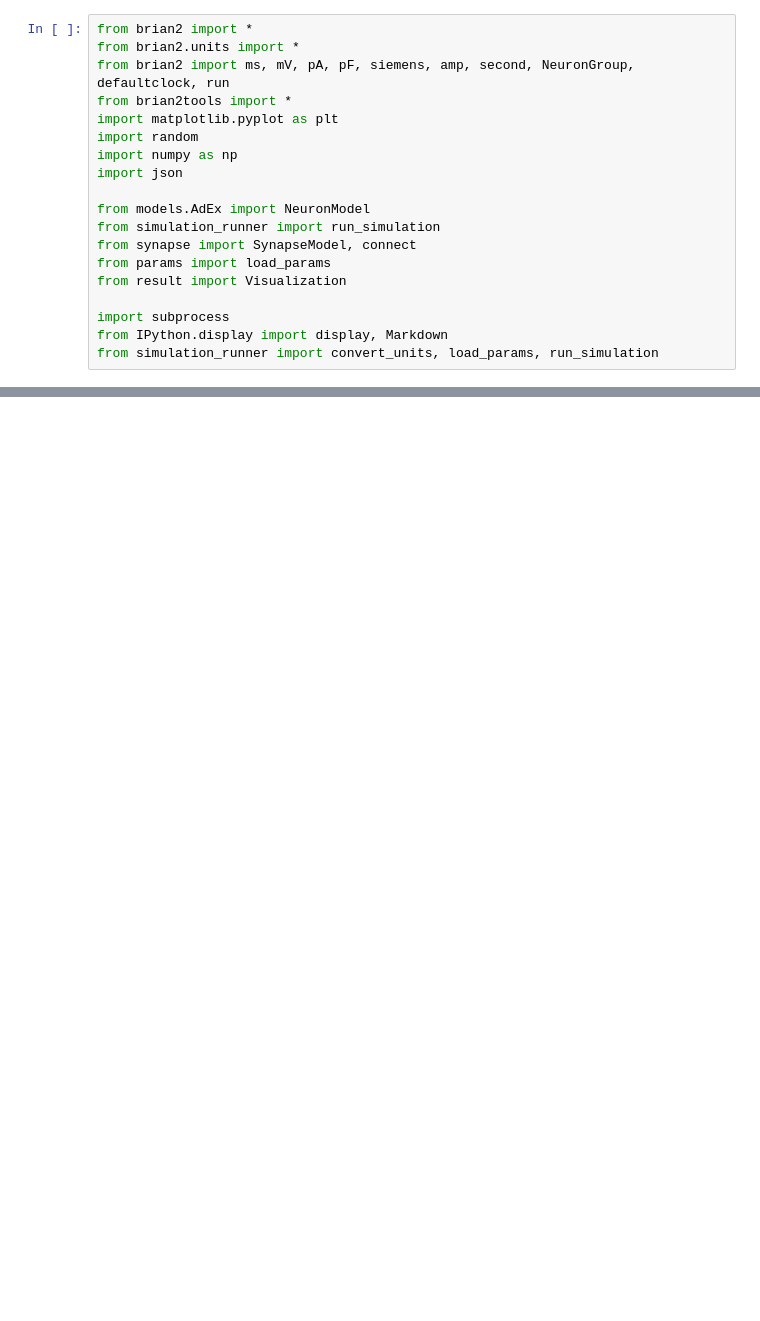
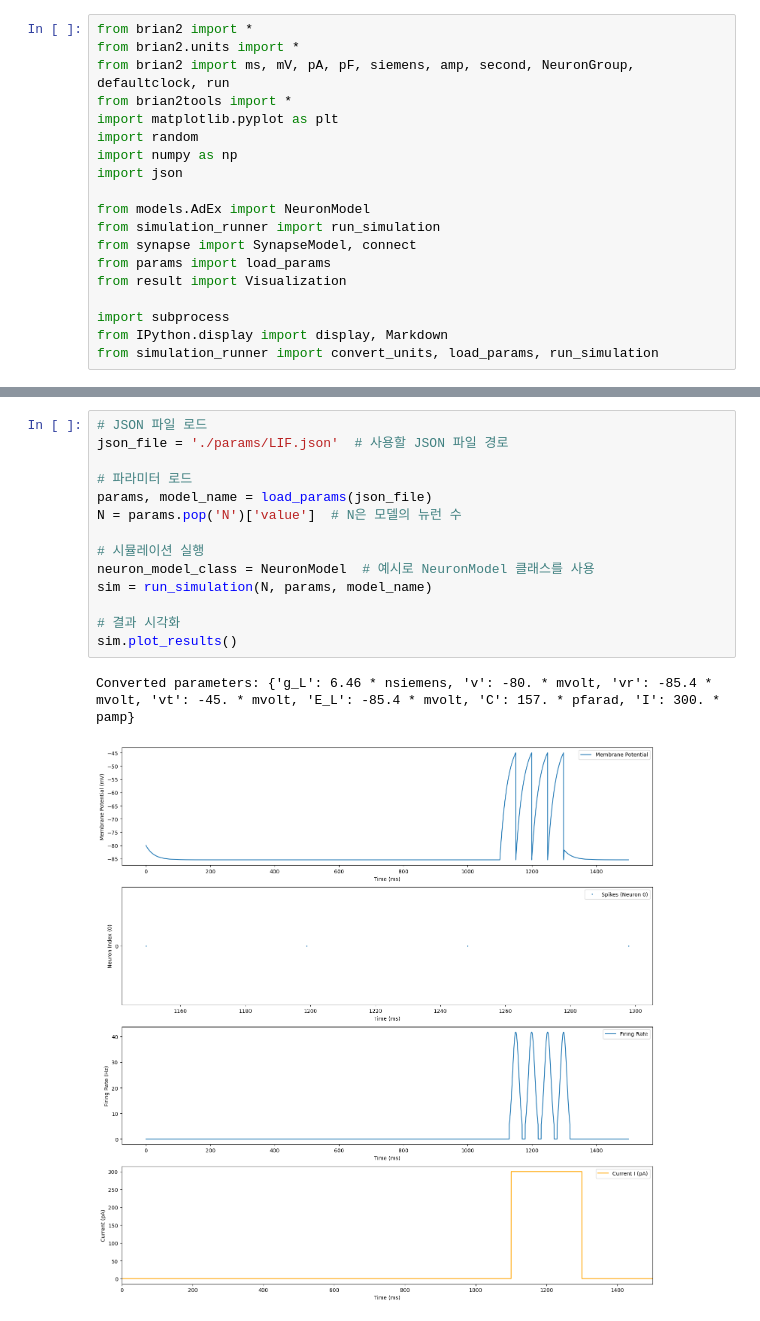
Before and after one commit to techzzt/Basal-ganglia-neuron-models, a Jupyter notebook: bg_insilico/test.ipynb, the cells around one changed output, grey strips where cells are left out. Drawn from its saved outputs; the diff is of its cells as text; blank space fills up the shorter version.

```diff
--- a/bg_insilico/test.ipynb
+++ b/bg_insilico/test.ipynb
@@ -54,2 +54,19 @@ INFO:root:creating /var/folders/tj/9vhjqp2n63ng9609fgfkf_dc0000gn/T/brian_flag_t
 INFO:root:arm64-apple-darwin20.0.0-clang -Wno-unused-result -Wsign-compare -Wunreachable-code -DNDEBUG -fwrapv -O2 -Wall -fPIC -O2 -isystem /opt/anaconda3/envs/brain/include -arch arm64 -fPIC -O2 -isy ...
 [figure]
+# %%
+# JSON 파일 로드
+json_file = './params/LIF.json'  # 사용할 JSON 파일 경로
+
+# 파라미터 로드
+params, model_name = load_params(json_file)
+N = params.pop('N')['value']  # N은 모델의 뉴런 수
+
+# 시뮬레이션 실행
+neuron_model_class = NeuronModel  # 예시로 NeuronModel 클래스를 사용
+sim = run_simulation(N, params, model_name)
+
+# 결과 시각화
+sim.plot_results()
+# %% [output]
+Converted parameters: {'g_L': 6.46 * nsiemens, 'v': -80. * mvolt, 'vr': -85.4 * mvolt, 'vt': -45. * mvolt, 'E_L': -85.4 * mvolt, 'C': 157. * pfarad, 'I': 300. * pamp}
+[figure, added]
```
Also changed, not shown: parts of 1 cell of this notebook.
